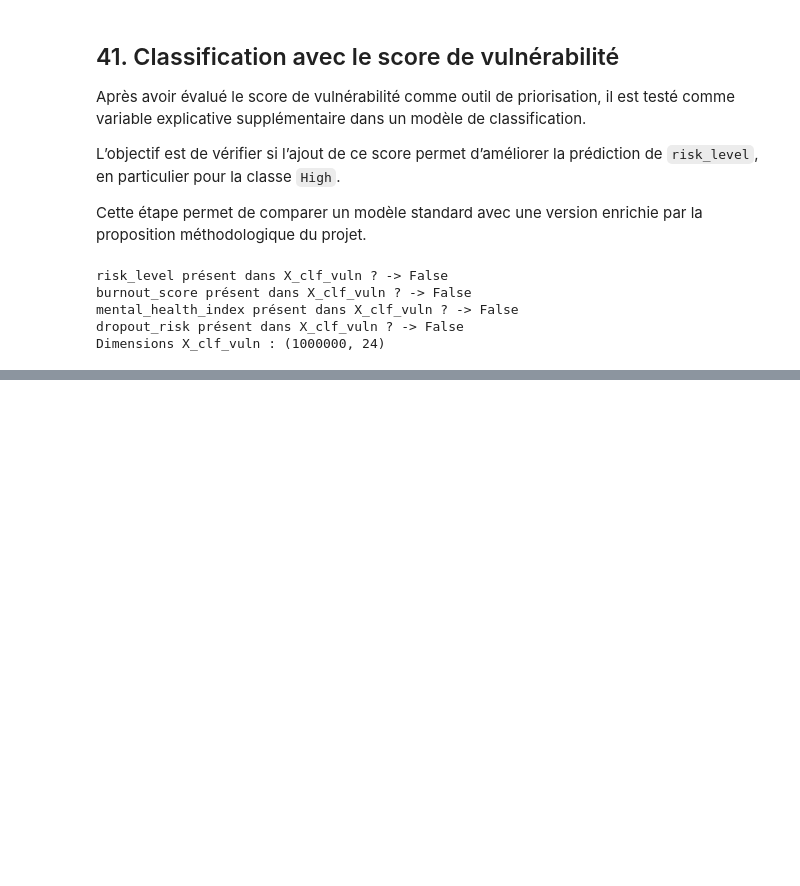
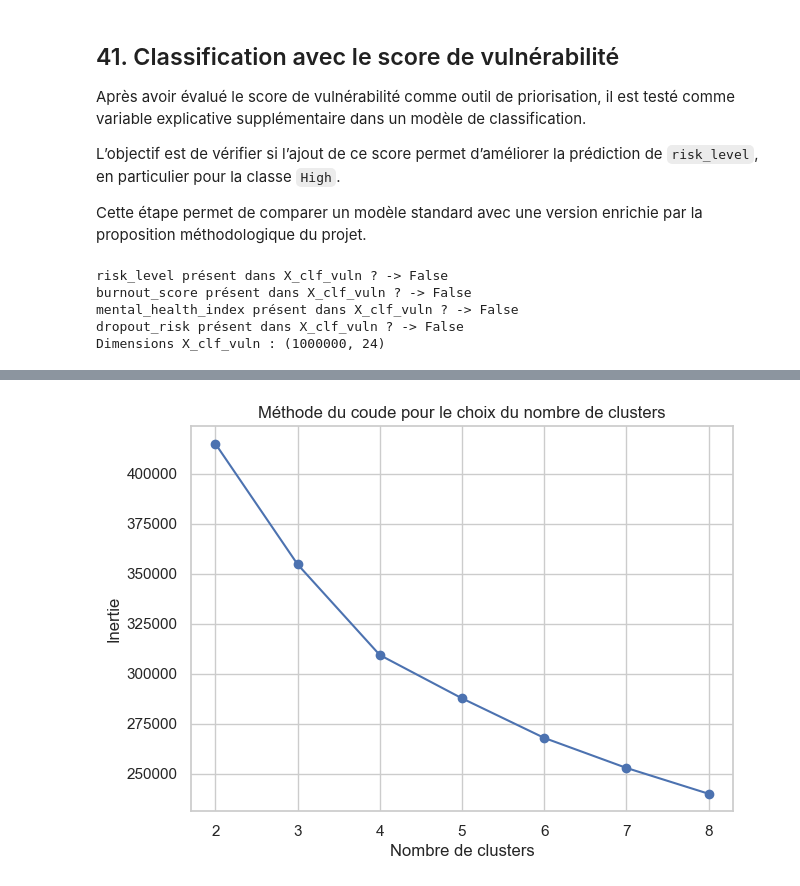
Before and after one commit to bouyaka34/memoires2, a Jupyter notebook: burnout_student_analysis.ipynb, the cells around one changed output, grey strips where cells are left out. Cells and saved outputs as stored; diff of their text form; code cells hidden in the pictures; blank space fills up the shorter version.

```diff
--- a/burnout_student_analysis.ipynb
+++ b/burnout_student_analysis.ipynb
@@ -2194,0 +2762,25 @@ Dimensions X_clf_vuln : (1000000, 24)
+# %%
+from sklearn.cluster import KMeans
+from sklearn.decomposition import PCA
+from sklearn.preprocessing import StandardScaler
+
+# Variables utilisées pour le clustering
+cluster_features = [
+    "psychological_distress_index",
+    "academic_pressure_index",
+    "sleep_deficit",
+    "support_protection_index",
+    "behavioral_risk_index",
+    "vulnerability_score"
+]
+
+# Échantillon pour limiter le temps de calcul et faciliter la visualisation
+df_cluster = df_vuln.sample(n=100000, random_state=42).copy()
+
+X_cluster = df_cluster[cluster_features]
+
+# Standardisation
+scaler_cluster = StandardScaler()
+X_cluster_scaled = scaler_cluster.fit_transform(X_cluster)
+
+print("Dimensions utilisées pour le clustering :", X_cluster_scaled.shape)
@@ -2194,0 +2813,22 @@ Dimensions X_clf_vuln : (1000000, 24)
+# %%
+# Méthode du coude pour choisir le nombre de clusters
+inertias = []
+k_values = range(2, 9)
+
+for k in k_values:
+    kmeans = KMeans(
+        n_clusters=k,
+        random_state=42,
+        n_init=10
+    )
+    kmeans.fit(X_cluster_scaled)
+    inertias.append(kmeans.inertia_)
+
+plt.figure(figsize=(7, 5))
+plt.plot(k_values, inertias, marker="o")
+plt.title("Méthode du coude pour le choix du nombre de clusters")
+plt.xlabel("Nombre de clusters")
+plt.ylabel("Inertie")
+plt.show()
+# %% [output]
+[figure, added]
```
Also changed, not shown: parts of 53 cells of this notebook.
